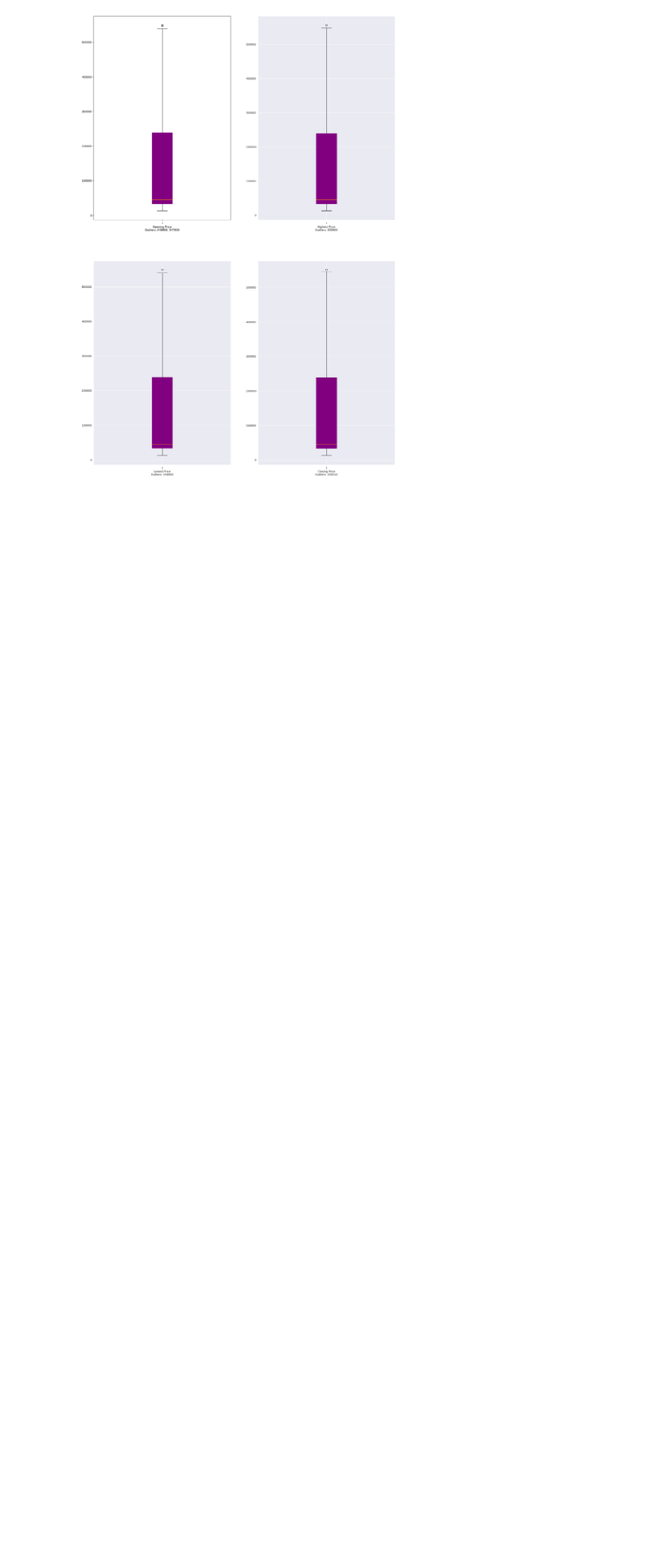
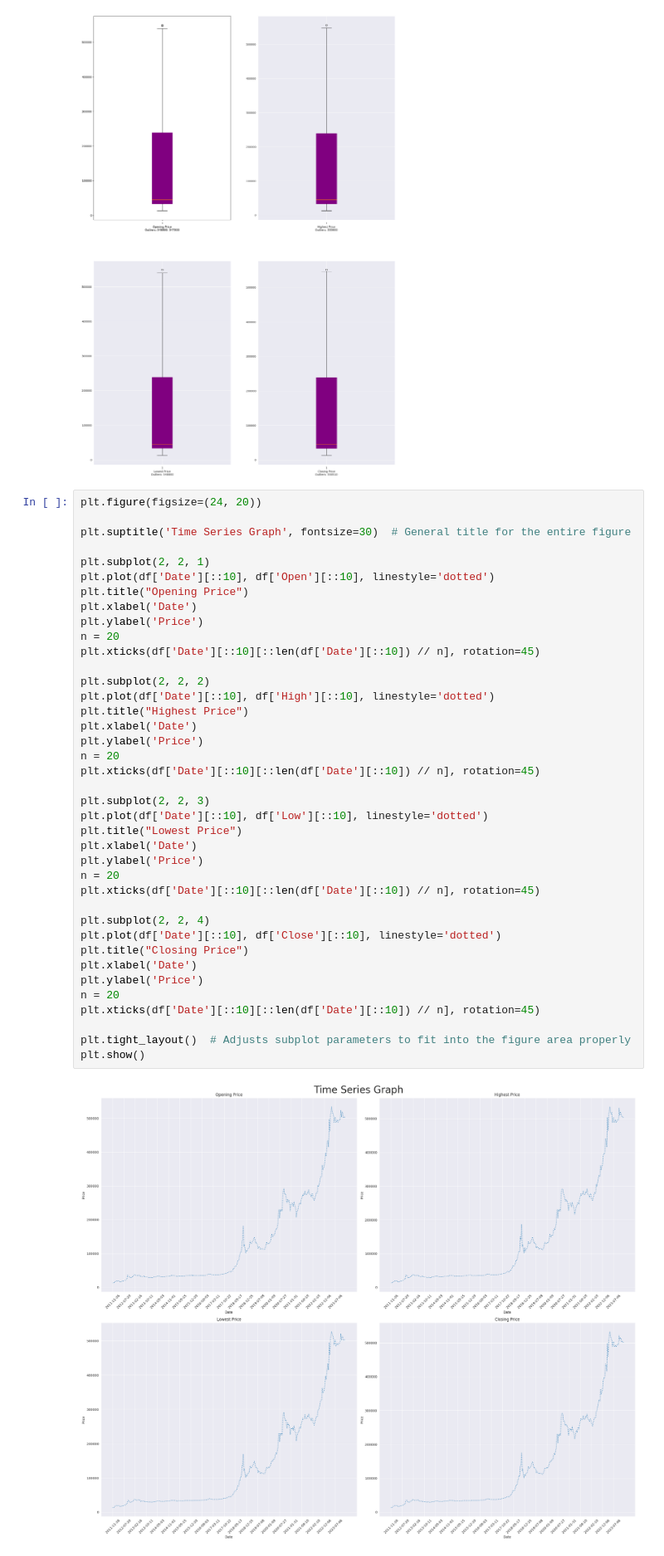
Before and after one commit to lakshmipriya-ragupathi/kaggle-datasets, a Jupyter notebook: eda-on-dollar-price-daily.ipynb, the cells around one changed output. Shown: that part at 83% size. Cells and saved outputs as stored; diff of their text form; blank space fills up the shorter version.

Commit message:
Kaggle Notebook | Beginner Friendly EDA on Dollar Price Daily | Version 4

```diff
--- a/eda-on-dollar-price-daily.ipynb
+++ b/eda-on-dollar-price-daily.ipynb
@@ -162,3 +162,44 @@ plt.xlabel(xlabel_text)
 plt.show()
 # %% [output]
 [figure]
+# %%
+plt.figure(figsize=(24, 20))
+
+plt.suptitle('Time Series Graph', fontsize=30)  # General title for the entire figure
+
+plt.subplot(2, 2, 1)
+plt.plot(df['Date'][::10], df['Open'][::10], linestyle='dotted')
+plt.title("Opening Price")
+plt.xlabel('Date')
+plt.ylabel('Price')
+n = 20
+plt.xticks(df['Date'][::10][::len(df['Date'][::10]) // n], rotation=45)
+
+plt.subplot(2, 2, 2)
+plt.plot(df['Date'][::10], df['High'][::10], linestyle='dotted')
+plt.title("Highest Price")
+plt.xlabel('Date')
+plt.ylabel('Price')
+n = 20
+plt.xticks(df['Date'][::10][::len(df['Date'][::10]) // n], rotation=45)
+
+plt.subplot(2, 2, 3)
+plt.plot(df['Date'][::10], df['Low'][::10], linestyle='dotted')
+plt.title("Lowest Price")
+plt.xlabel('Date')
+plt.ylabel('Price')
+n = 20
+plt.xticks(df['Date'][::10][::len(df['Date'][::10]) // n], rotation=45)
+
+plt.subplot(2, 2, 4)
+plt.plot(df['Date'][::10], df['Close'][::10], linestyle='dotted')
+plt.title("Closing Price")
+plt.xlabel('Date')
+plt.ylabel('Price')
+n = 20
+plt.xticks(df['Date'][::10][::len(df['Date'][::10]) // n], rotation=45)
+
+plt.tight_layout()  # Adjusts subplot parameters to fit into the figure area properly
+plt.show()
+# %% [output]
+[figure, added]
```
Also changed, not shown: parts of 2 cells of this notebook.
